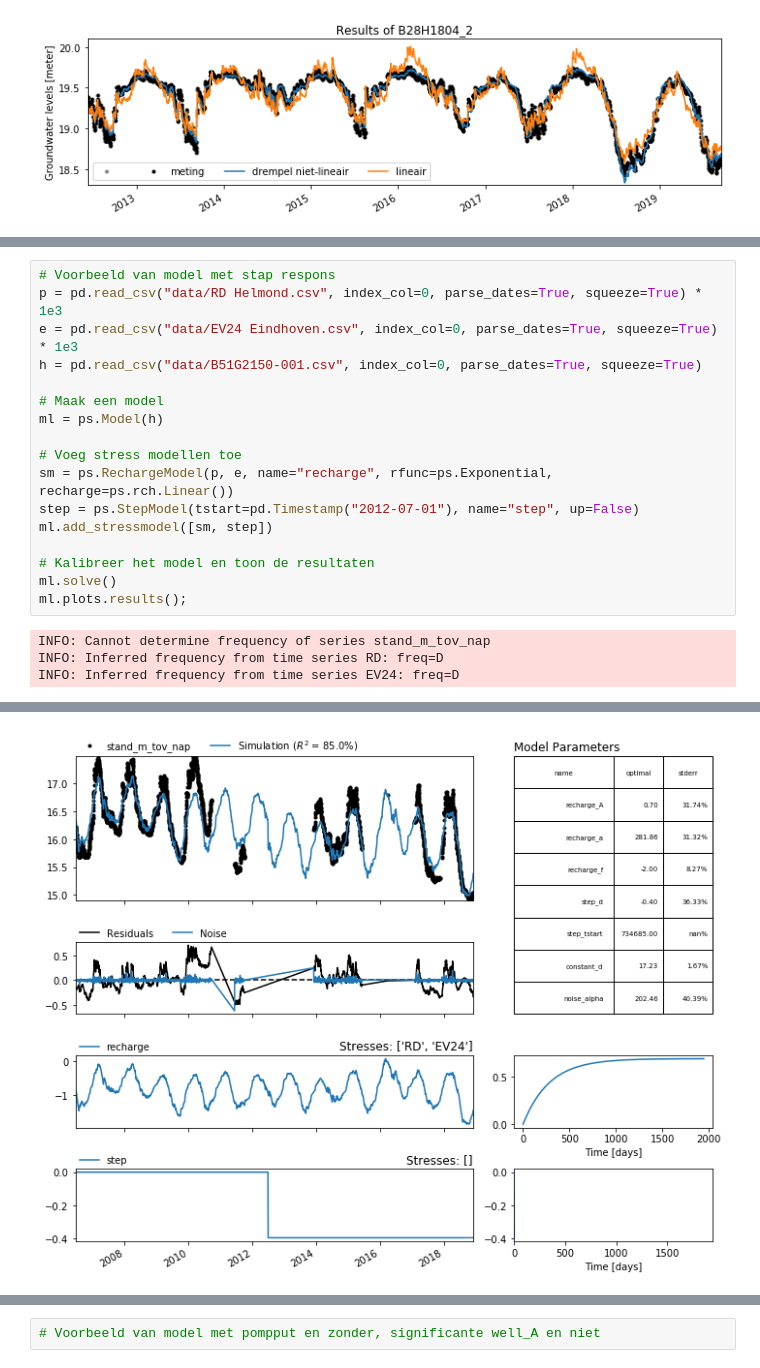
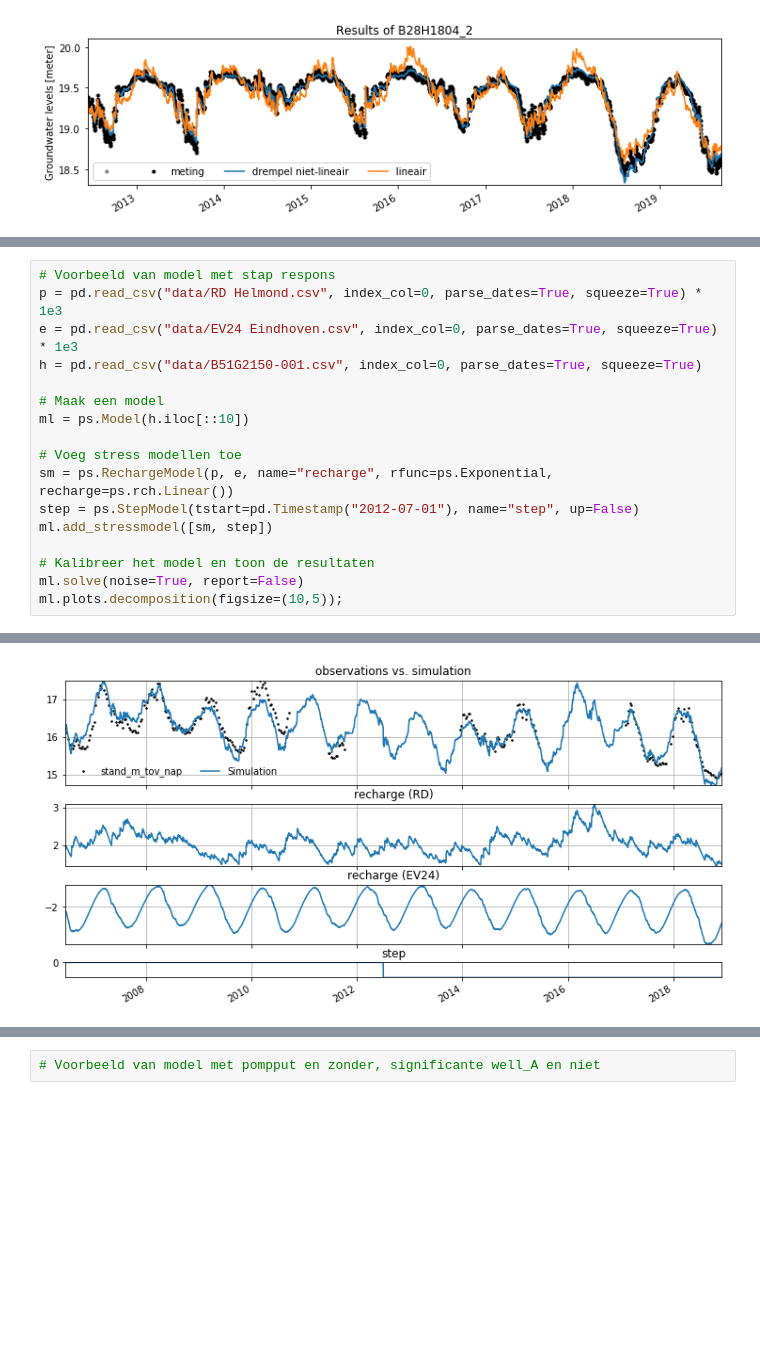
Before and after one commit to ArtesiaWater/stowa_handleiding_tijdreeksanalyse, a Jupyter notebook: model_structuur/model_structuur.ipynb, the cells around one changed output, grey strips where cells are left out. Cells and saved outputs as stored; diff of their text form; blank space fills up the shorter version.

```diff
--- a/model_structuur/model_structuur.ipynb
+++ b/model_structuur/model_structuur.ipynb
@@ -164,7 +259,7 @@ e = pd.read_csv("data/EV24 Eindhoven.csv", index_col=0, parse_dates=True, squeez
 h = pd.read_csv("data/B51G2150-001.csv", index_col=0, parse_dates=True, squeeze=True)
 
 # Maak een model
-ml = ps.Model(h)
+ml = ps.Model(h.iloc[::10])
 
 # Voeg stress modellen toe
 sm = ps.RechargeModel(p, e, name="recharge", rfunc=ps.Exponential, recharge=ps.rch.Linear())
@@ -172,9 +267,6 @@ step = ps.StepModel(tstart=pd.Timestamp("2012-07-01"), name="step", up=False)
 ml.add_stressmodel([sm, step])
 
 # Kalibreer het model en toon de resultaten
-ml.solve()
-ml.plots.results();
+ml.solve(noise=True, report=False)
+ml.plots.decomposition(figsize=(10,5));
 # %% [output]
-INFO: Cannot determine frequency of series stand_m_tov_nap
-INFO: Inferred frequency from time series RD: freq=D
-INFO: Inferred frequency from time series EV24: freq=D
@@ -198 +273 @@ recharge_a constant_d  0.72
-[figure, old version]
+[figure, new version]
```
Also changed, not shown: parts of 33 cells of this notebook, 5 other files.
